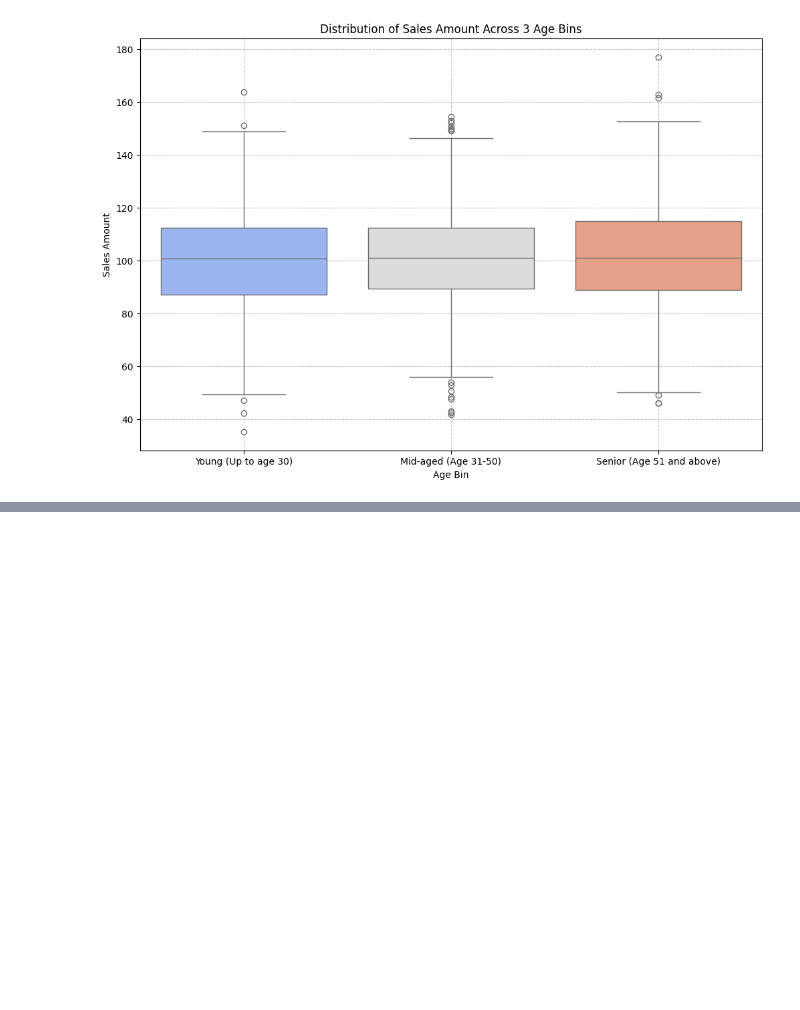
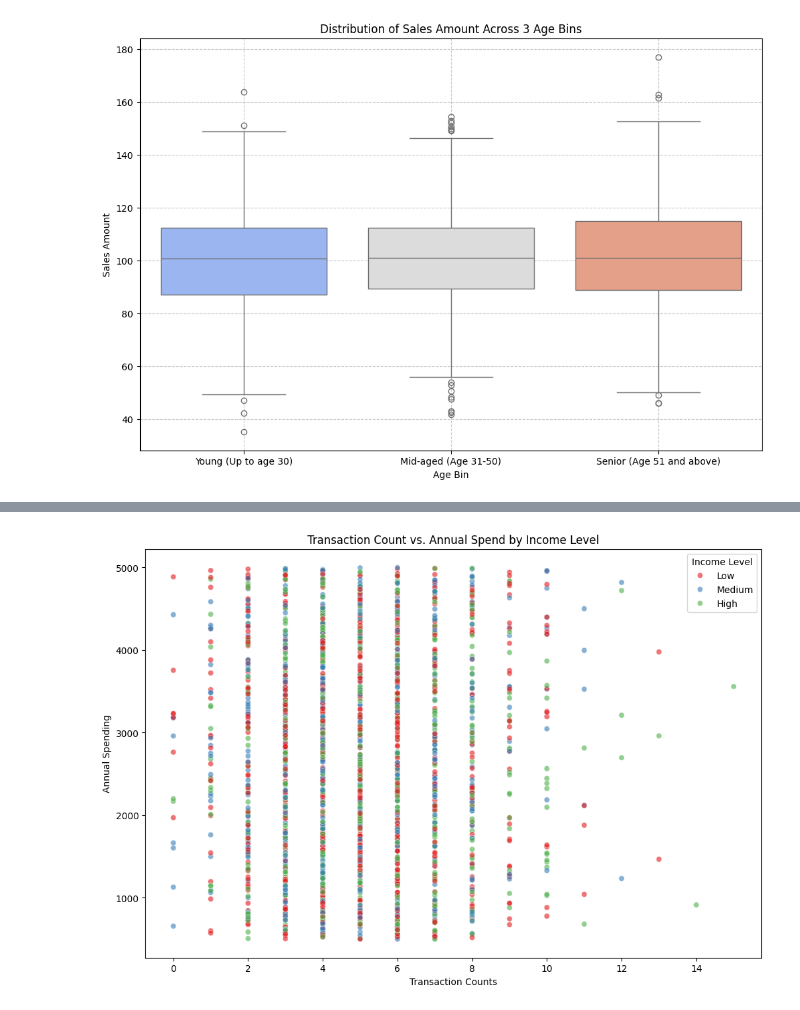
Before and after one commit to xiu-shi/DA_L7, a Jupyter notebook: L7_term2/visualization/CA2_visual_prep_v2.ipynb, the cells around one changed output, grey strips where cells are left out. Saved outputs shown, nothing was run; the diff lists cells and outputs as text; code cells hidden in the pictures; blank space fills up the shorter version.

```diff
--- a/L7_term2/visualization/CA2_visual_prep_v2.ipynb
+++ b/L7_term2/visualization/CA2_visual_prep_v2.ipynb
@@ -243,0 +272,12 @@ Passing `palette` without assigning `hue` is deprecated and will be removed in v
+# %%
+## Transaction Count vs. Annual Spend, segmented by Income Level
+
+plt.figure(figsize=(12,8))
+sns.scatterplot(x="Transaction_Count",y="Annual_Spend",hue="Income_Level",data=df_ImputeMean,palette="Set1",alpha=0.6)
+plt.title("Transaction Count vs. Annual Spend by Income Level")
+plt.xlabel("Transaction Counts")
+plt.ylabel("Annual Spending")
+plt.legend(title="Income Level")
+plt.show()
+# %% [output]
+[figure, added]
```
Also changed, not shown: parts of 7 cells of this notebook.
